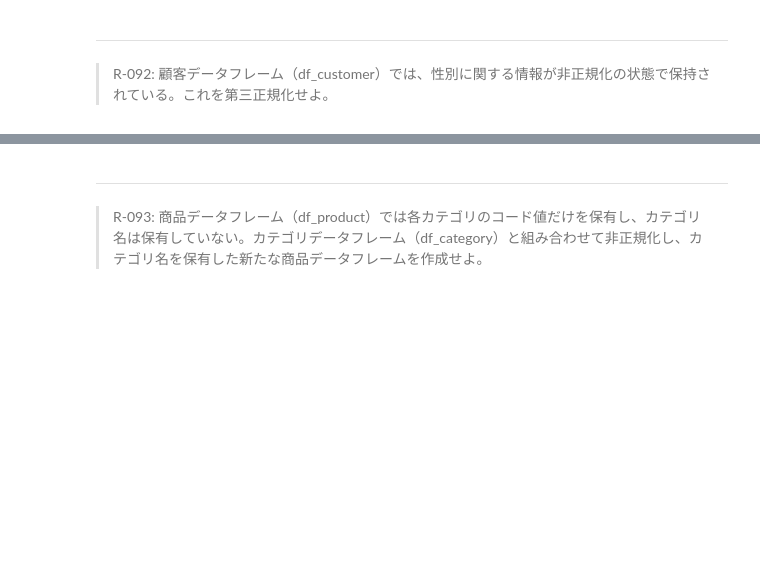
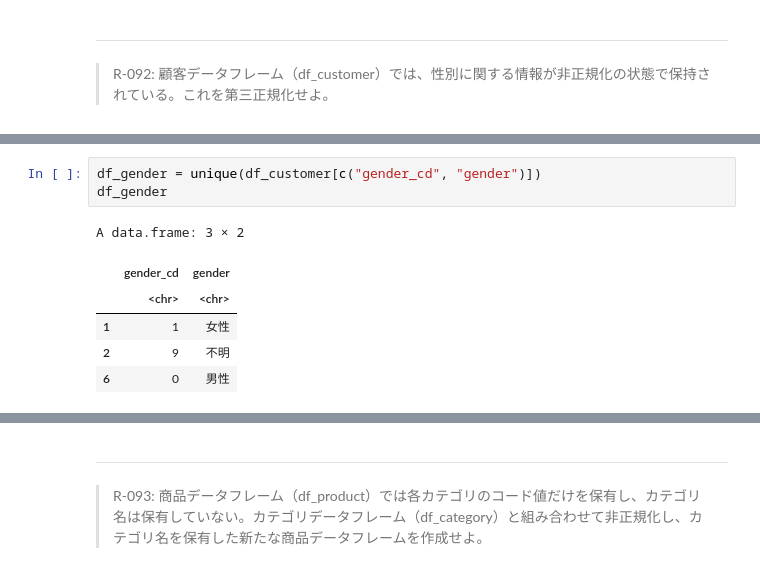
Before and after one commit to okmokm422/100knocks, a Jupyter notebook: ★Practice_R.ipynb, the cells around one changed output, grey strips where cells are left out. Saved outputs shown, nothing was run; the diff lists cells and outputs as text; blank space fills up the shorter version.

```diff
--- a/★Practice_R.ipynb
+++ b/★Practice_R.ipynb
@@ -2068,0 +2127,10 @@ print(nrow(df_customer_test))
+# %%
+df_gender = unique(df_customer[c("gender_cd", "gender")])
+df_gender
+# %% [output]
+A data.frame: 3 × 2
+|  | gender_cd | gender |
+|  | <chr> | <chr> |
+| 1 | 1 | 女性 |
+| 2 | 9 | 不明 |
+| 6 | 0 | 男性 |
```
Also changed, not shown: parts of 6 cells of this notebook, 1 other file.
